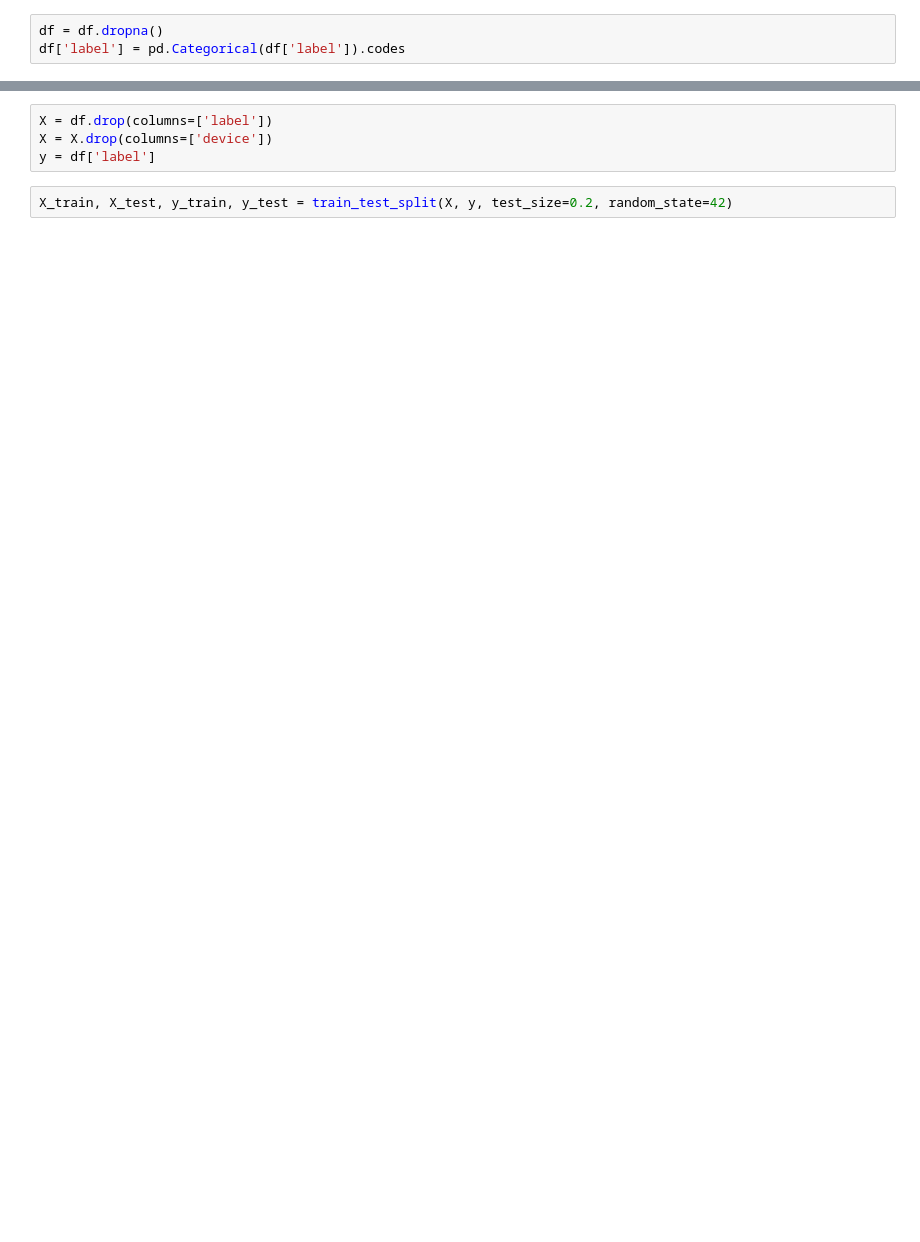
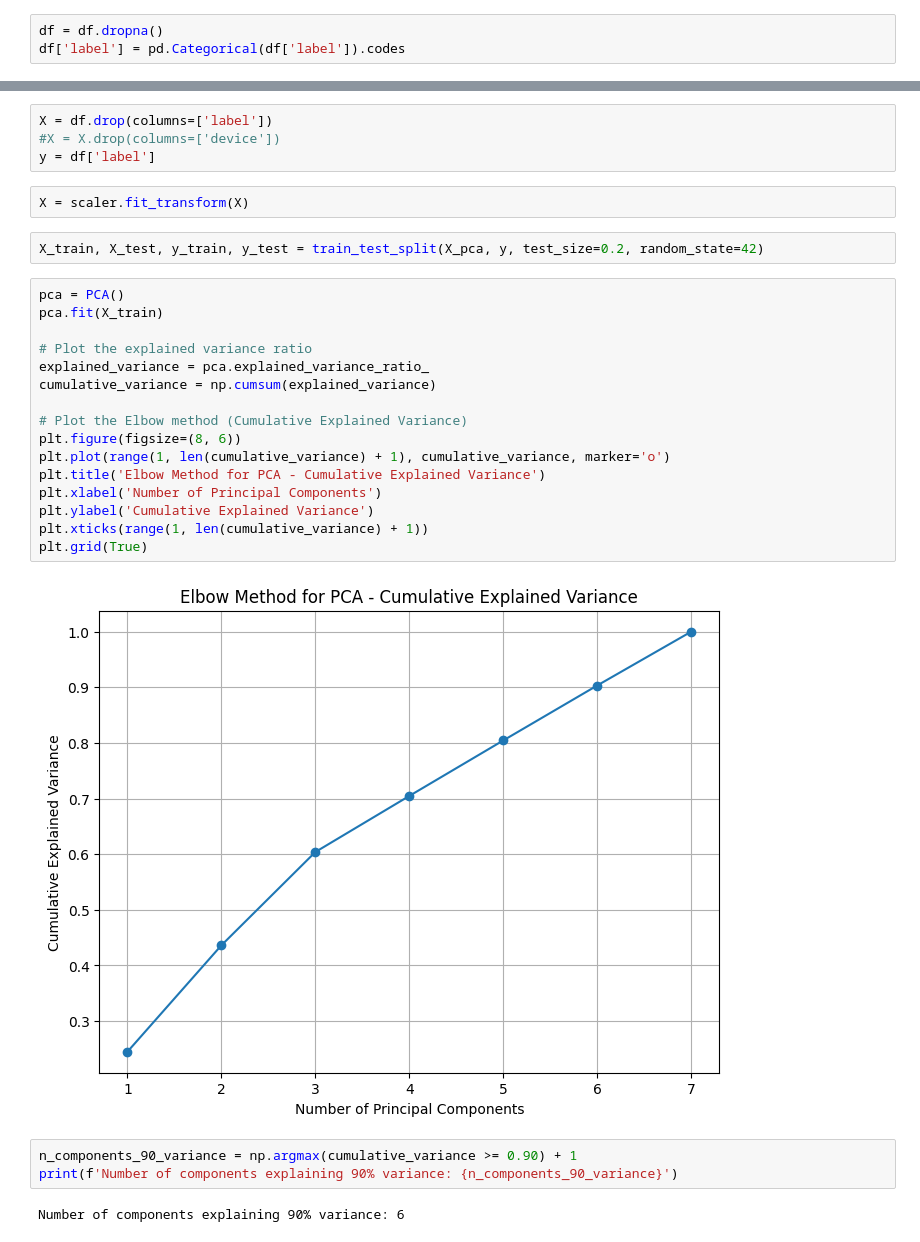
Before and after one commit to MohamedAhmedMustafa/Waze_Customer_Churn_Analysis, a Jupyter notebook: Waze_Customer_Churn_Analysis.ipynb, the cells around one changed output, grey strips where cells are left out. Saved outputs shown, nothing was run; the diff lists cells and outputs as text; blank space fills up the shorter version.

```diff
--- a/Waze_Customer_Churn_Analysis.ipynb
+++ b/Waze_Customer_Churn_Analysis.ipynb
@@ -193,6 +160,31 @@ plt.show()
 # %%
 X = df.drop(columns=['label'])
-X = X.drop(columns=['device'])
+#X = X.drop(columns=['device'])
 y = df['label']
+# %%
+X = scaler.fit_transform(X)
 # %%
-X_train, X_test, y_train, y_test = train_test_split(X, y, test_size=0.2, random_state=42)
+X_train, X_test, y_train, y_test = train_test_split(X_pca, y, test_size=0.2, random_state=42)
+# %%
+pca = PCA()
+pca.fit(X_train)
+
+# Plot the explained variance ratio
+explained_variance = pca.explained_variance_ratio_
+cumulative_variance = np.cumsum(explained_variance)
+
+# Plot the Elbow method (Cumulative Explained Variance)
+plt.figure(figsize=(8, 6))
+plt.plot(range(1, len(cumulative_variance) + 1), cumulative_variance, marker='o')
+plt.title('Elbow Method for PCA - Cumulative Explained Variance')
+plt.xlabel('Number of Principal Components')
+plt.ylabel('Cumulative Explained Variance')
+plt.xticks(range(1, len(cumulative_variance) + 1))
+plt.grid(True)
+# %% [output]
+[figure, added]
+# %%
+n_components_90_variance = np.argmax(cumulative_variance >= 0.90) + 1
+print(f'Number of components explaining 90% variance: {n_components_90_variance}')
+# %% [output]
+Number of components explaining 90% variance: 6
```
Also changed, not shown: parts of 24 cells of this notebook.
